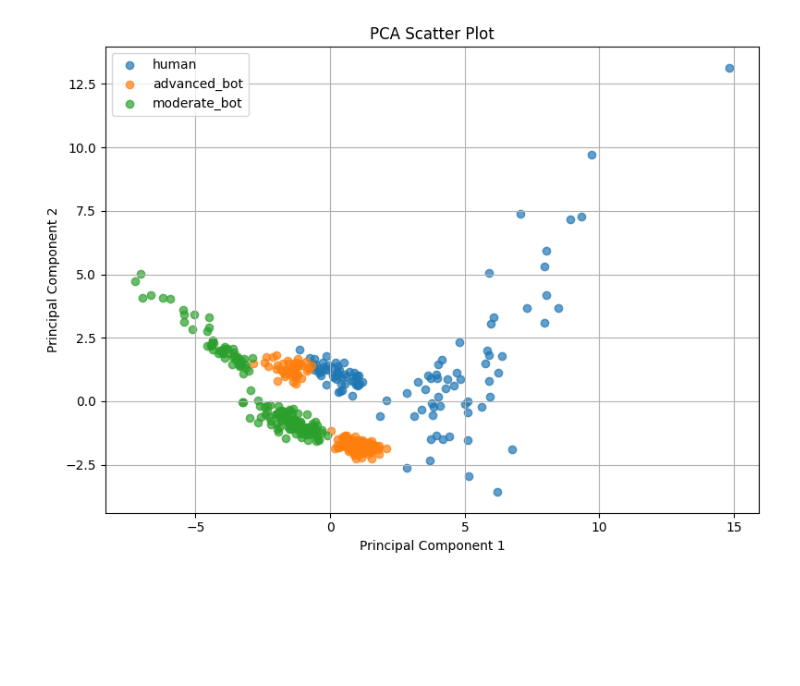
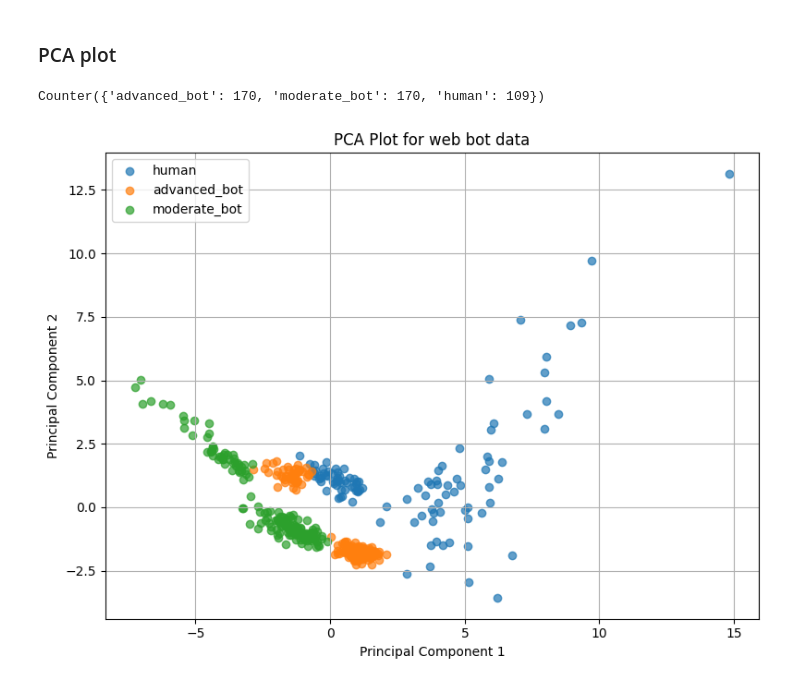
Before and after one commit to cherrydrunk/DSA4263-automated-fraud, a Jupyter notebook: notebooks/PCA.ipynb, the cells around one changed output. Cells and saved outputs as stored; diff of their text form; code cells hidden in the pictures; blank space fills up the shorter version.

```diff
--- a/notebooks/PCA.ipynb
+++ b/notebooks/PCA.ipynb
@@ -8,32 +13,35 @@ df = pd.read_csv(r'../data/processed/data.csv')
+# %% [markdown]
+### PCA plot
 # %%
-# Separate features and labels
-X = df[[column for column in list(df.columns) if column != 'label' and column != 'session_id' and column != 'url' and column != 'referrer']]
-y = df['label']
+def pca_plot(x,y):
+    # Standardize the features
+    scaler = StandardScaler()
+    X_scaled = scaler.fit_transform(X)
 
-# Standardize the features
-scaler = StandardScaler()
-X_scaled = scaler.fit_transform(X)
+    # Perform PCA to reduce to 2 components
+    pca = PCA(n_components=2, svd_solver='full')
+    principal_components = pca.fit_transform(X_scaled)
 
-# Perform PCA to reduce to 2 components
-pca = PCA(n_components=2, svd_solver='full')
-principal_components = pca.fit_transform(X_scaled)
+    # Create a new DataFrame for plotting
+    pca_df = pd.DataFrame(data=principal_components, columns=['PC1', 'PC2'])
+    pca_df['label'] = y
 
-# Create a new DataFrame for plotting
-pca_df = pd.DataFrame(data=principal_components, columns=['PC1', 'PC2'])
-pca_df['label'] = y
+    # Plot
+    plt.figure(figsize=(8, 6))
+    for label in pca_df['label'].unique():
+        subset = pca_df[pca_df['label'] == label]
+        plt.scatter(subset['PC1'], subset['PC2'], label=f'{label}', alpha=0.7)
 
-# Plot
-plt.figure(figsize=(8, 6))
-for label in pca_df['label'].unique():
-    subset = pca_df[pca_df['label'] == label]
-    plt.scatter(subset['PC1'], subset['PC2'], label=f'{label}', alpha=0.7)
+    plt.title('PCA Plot for web bot data')
+    plt.xlabel('Principal Component 1')
+    plt.ylabel('Principal Component 2')
+    plt.legend()
+    plt.grid(True)
+    plt.tight_layout()
+    plt.show()
 
-plt.title('PCA Scatter Plot')
-plt.xlabel('Principal Component 1')
-plt.ylabel('Principal Component 2')
-plt.legend()
-plt.grid(True)
-plt.tight_layout()
-plt.show()
+print(Counter(y))
+pca_plot(X, y)
 # %% [output]
+Counter({'advanced_bot': 170, 'moderate_bot': 170, 'human': 109})
-[figure, old version]
+[figure, new version]
```
Also changed, not shown: parts of 5 cells of this notebook.
